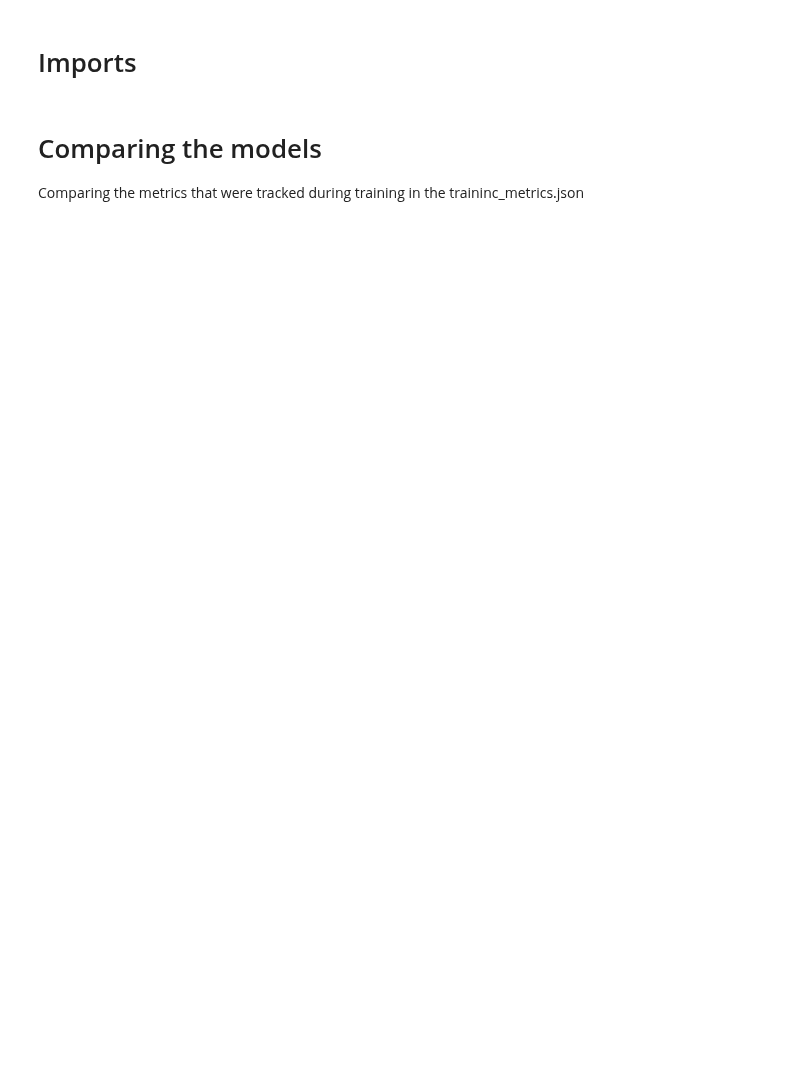
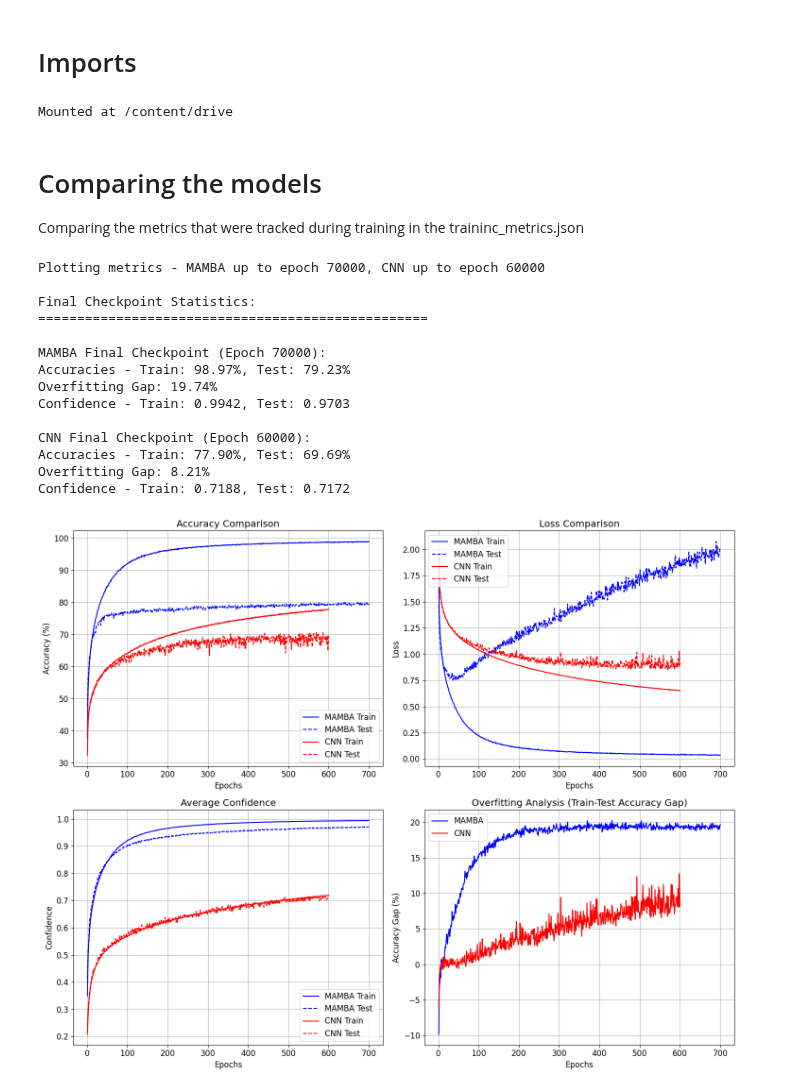
Before and after one commit to BarisAtik/MAMBARIS, a Jupyter notebook: notebooks/Compare_metrics.ipynb, the cells around one changed output. Saved outputs shown, nothing was run; the diff lists cells and outputs as text; code cells hidden in the pictures; blank space fills up the shorter version.

```diff
--- a/notebooks/Compare_metrics.ipynb
+++ b/notebooks/Compare_metrics.ipynb
@@ -6,6 +6,11 @@ import json
 import seaborn as sns
 from matplotlib.gridspec import GridSpec
 import numpy as np
+# %%
+from google.colab import drive
+drive.mount('/content/drive')
+# %% [output]
+Mounted at /content/drive
 # %%
 def load_model_metrics(mamba_dir='mamba_checkpoints', cnn_dir='cnn_checkpoints'):
     """Load metrics from both model JSON files using correct paths."""
@@ -60,8 +65,7 @@ def plot_metrics_comparison(mamba_dir='mamba_checkpoints',
     ax1.set_ylabel('Accuracy (%)')
     ax1.legend()
     ax1.grid(True)
-    # Format x-axis to show actual epoch numbers
-    ax1.xaxis.set_major_formatter(plt.FuncFormatter(lambda x, p: f'{int(x)}'))
+    ax1.xaxis.set_major_formatter(plt.FuncFormatter(lambda x, p: f'{int(x/100)}'))
 
     # 2. Loss Comparison
     ax2.plot(mamba_epochs, mamba_metrics['train_losses'], 'b-', label='MAMBA Train')
@@ -73,7 +77,7 @@ def plot_metrics_comparison(mamba_dir='mamba_checkpoints',
     ax2.set_ylabel('Loss')
     ax2.legend()
     ax2.grid(True)
-    ax2.xaxis.set_major_formatter(plt.FuncFormatter(lambda x, p: f'{int(x)}'))
+    ax2.xaxis.set_major_formatter(plt.FuncFormatter(lambda x, p: f'{int(x/100)}'))
 
     # 3. Average Confidence
     ax3.plot(mamba_epochs, mamba_metrics['train_confidences'], 'b-', label='MAMBA Train')
@@ -85,7 +89,7 @@ def plot_metrics_comparison(mamba_dir='mamba_checkpoints',
     ax3.set_ylabel('Confidence')
     ax3.legend()
     ax3.grid(True)
-    ax3.xaxis.set_major_formatter(plt.FuncFormatter(lambda x, p: f'{int(x)}'))
+    ax3.xaxis.set_major_formatter(plt.FuncFormatter(lambda x, p: f'{int(x/100)}'))
 
     # 4. Overfitting Analysis (Train-Test Accuracy Gap)
     mamba_gap = [train - test for train, test in
@@ -100,7 +104,7 @@ def plot_metrics_comparison(mamba_dir='mamba_checkpoints',
     ax4.set_ylabel('Accuracy Gap (%)')
     ax4.legend()
     ax4.grid(True)
-    ax4.xaxis.set_major_formatter(plt.FuncFormatter(lambda x, p: f'{int(x)}'))
+    ax4.xaxis.set_major_formatter(plt.FuncFormatter(lambda x, p: f'{int(x/100)}'))
 
     plt.tight_layout()
 
@@ -126,9 +130,25 @@ def plot_metrics_comparison(mamba_dir='mamba_checkpoints',
     return fig, (mamba_metrics, cnn_metrics)
 # %%
 fig, (mamba_metrics, cnn_metrics) = plot_metrics_comparison(
-    mamba_dir='mamba_checkpoints',
-    cnn_dir='cnn_checkpoints',
+    mamba_dir='/content/drive/MyDrive/mamba_checkpoints'  ,
+    cnn_dir='/content/drive/MyDrive/cnn_checkpoints',
     save_path='model_comparison.png'
 )
 
 plt.show()
+# %% [output]
+Plotting metrics - MAMBA up to epoch 70000, CNN up to epoch 60000
+
+Final Checkpoint Statistics:
+==================================================
+
+MAMBA Final Checkpoint (Epoch 70000):
+Accuracies - Train: 98.97%, Test: 79.23%
+Overfitting Gap: 19.74%
+Confidence - Train: 0.9942, Test: 0.9703
+
+CNN Final Checkpoint (Epoch 60000):
+Accuracies - Train: 77.90%, Test: 69.69%
+Overfitting Gap: 8.21%
+Confidence - Train: 0.7188, Test: 0.7172
+[figure, added]
```
